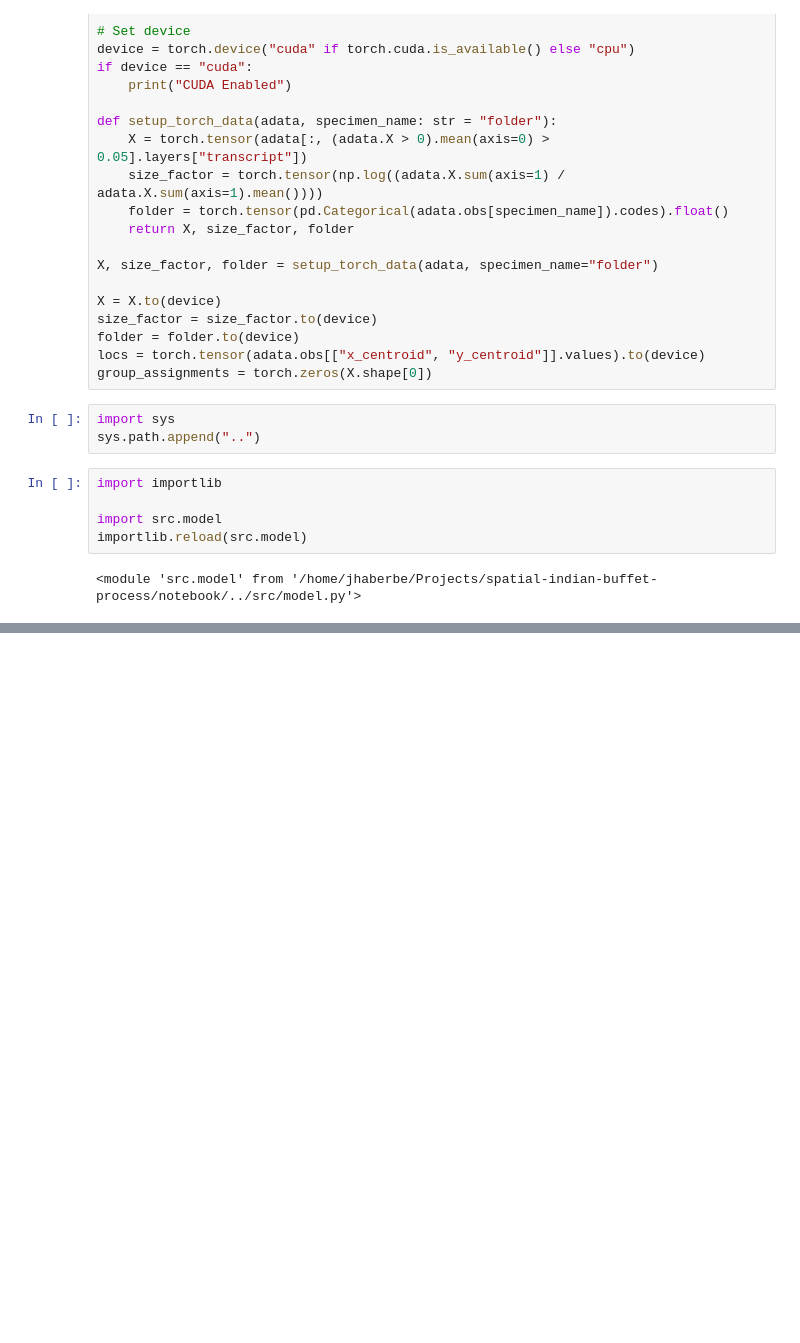
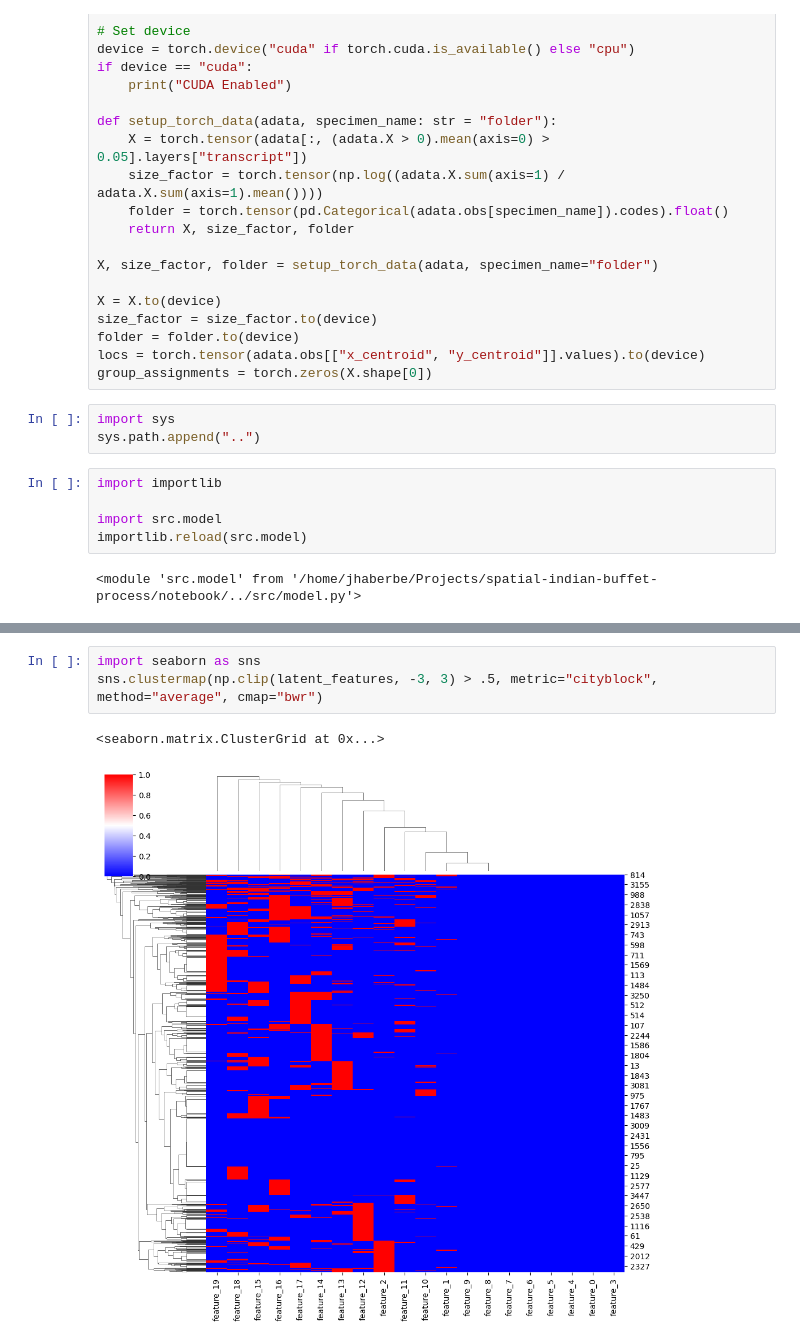
Before and after one commit to jhaberbe/spatial-indian-buffet-process, a Jupyter notebook: notebook/package-testing.ipynb, the cells around one changed output, grey strips where cells are left out. Cells and saved outputs as stored; diff of their text form; blank space fills up the shorter version.

```diff
--- a/notebook/package-testing.ipynb
+++ b/notebook/package-testing.ipynb
@@ -61,0 +89,6 @@ NameError: name 'self' is not defined
+# %%
+import seaborn as sns
+sns.clustermap(np.clip(latent_features, -3, 3) > .5, metric="cityblock", method="average", cmap="bwr")
+# %% [output]
+<seaborn.matrix.ClusterGrid at 0x...>
+[figure, added]
```
Also changed, not shown: parts of 6 cells of this notebook, 6 other files.
